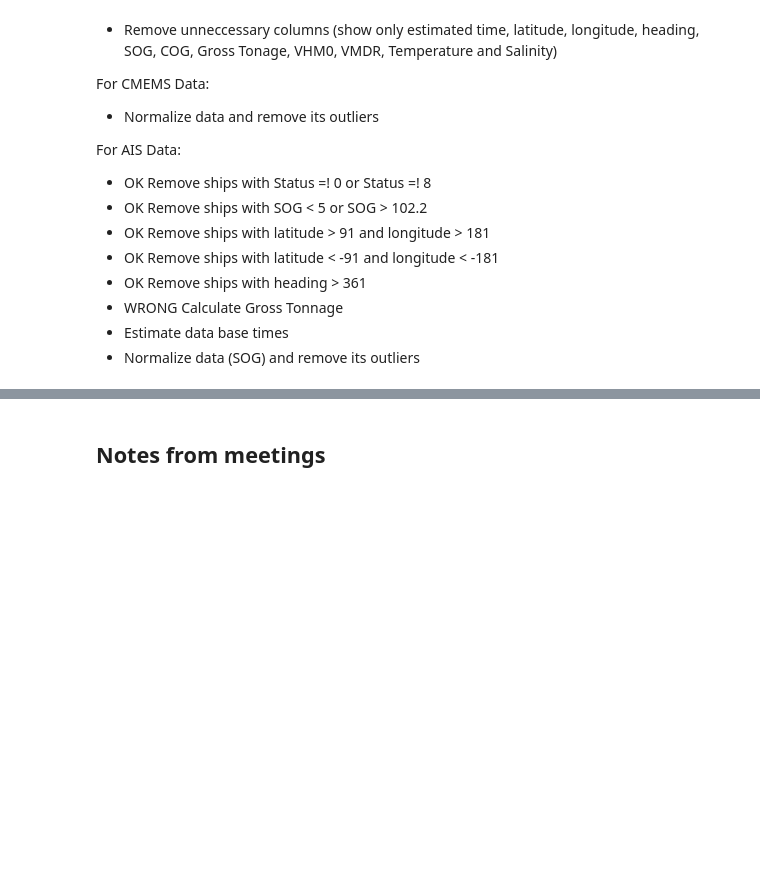
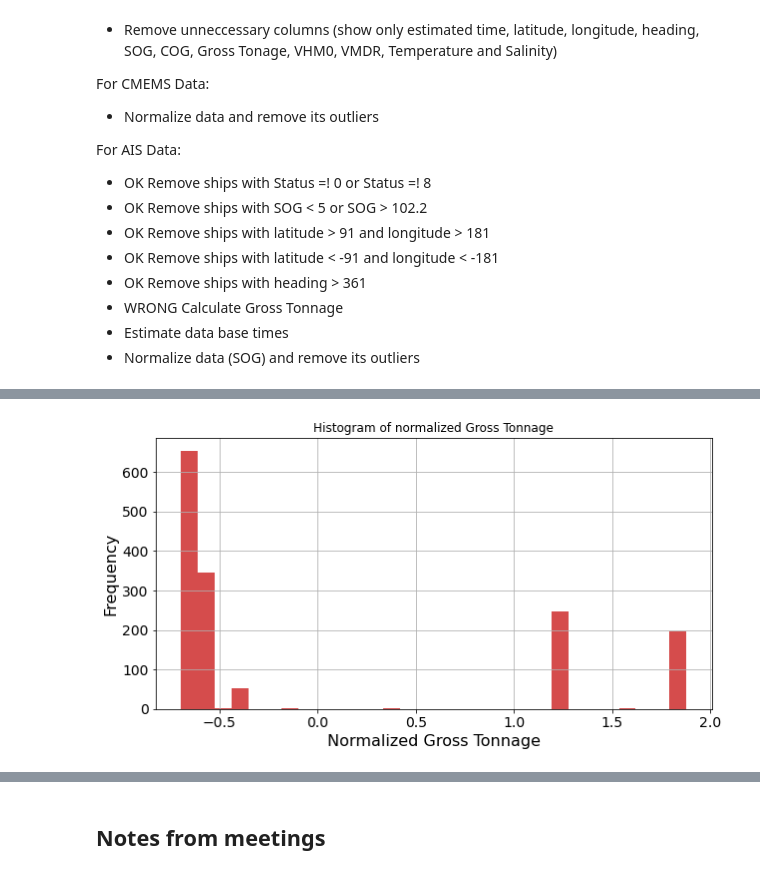
Before and after one commit to jonathom/cop_marine, a Jupyter notebook: Group_Challenge.ipynb, the cells around one changed output, grey strips where cells are left out. Cells and saved outputs as stored; diff of their text form; code cells hidden in the pictures; blank space fills up the shorter version.

```diff
--- a/Group_Challenge.ipynb
+++ b/Group_Challenge.ipynb
@@ -470,16 +528,19 @@ study_data = study_data[(study_data['COG_norm'] < 4)].dropna()
 # %%
 # Normalize Gross Tonnage
 study_data['GrossTonnage_norm'] = (study_data['GrossTonnage'] - study_data['GrossTonnage'].mean(axis = 0)) / study_data['GrossTonnage'].std(axis = 0)
 
 # Make histogram of normalized Gross Tonnage
 study_data['GrossTonnage_norm'].plot(kind = 'hist', alpha = 0.7, bins = 30, title = 'Histogram of normalized Gross Tonnage',
                             grid = True, figsize = (10,5), fontsize = 14, color = ['#C40000'])
 plt.xlabel('Normalized Gross Tonnage', fontsize = 16)
 plt.ylabel("Frequency", fontsize = 16)
 plt.show()
 
-# Remove Gross Tonnage outliers
-study_data = study_data[(study_data['GrossTonnage_norm'] < 4)].dropna()
+# Standardize to 0 to 1
+study_data['GrossTonnage_norm'] = ((study_data['GrossTonnage_norm'] - study_data['GrossTonnage_norm'].min(axis=0)) /
+                                    (study_data['GrossTonnage_norm'].max(axis=0) - study_data['GrossTonnage_norm'].min(axis=0)))
+# %% [output]
+[figure, added]
 # %%
 # Normalize VHM0
 study_data['VHM0_norm'] = (study_data['VHM0'] - study_data['VHM0'].mean(axis = 0)) / study_data['VHM0'].std(axis = 0)
```
Also changed, not shown: parts of 14 cells of this notebook.
